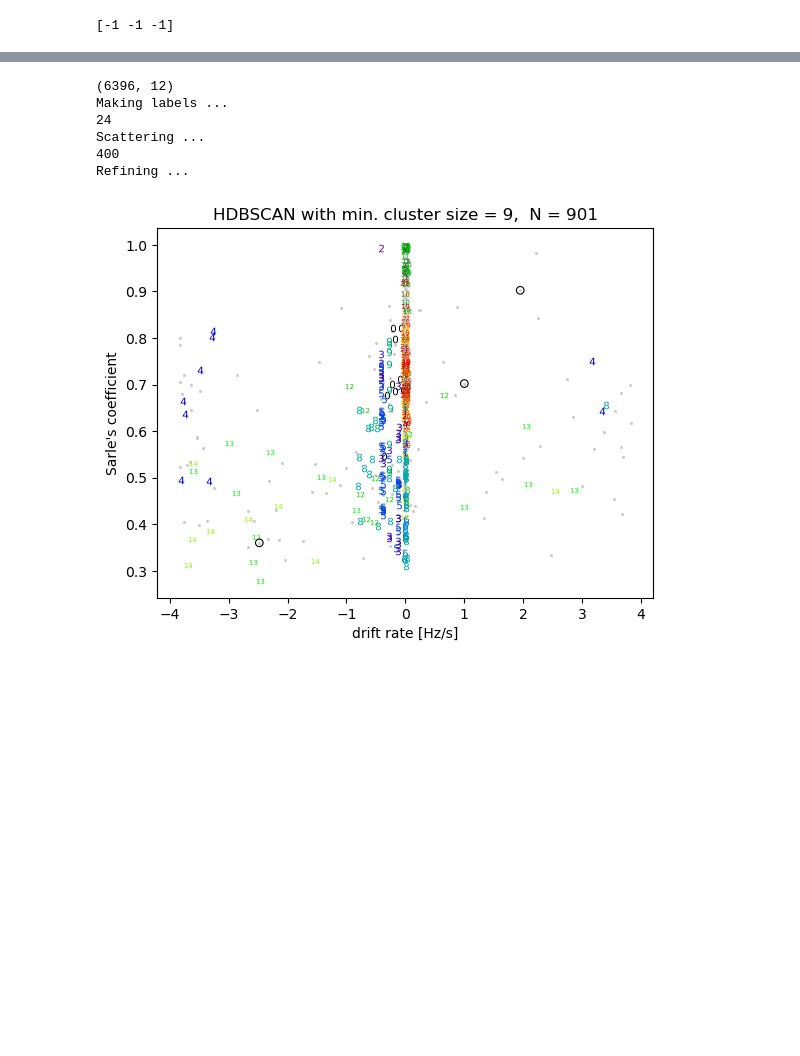
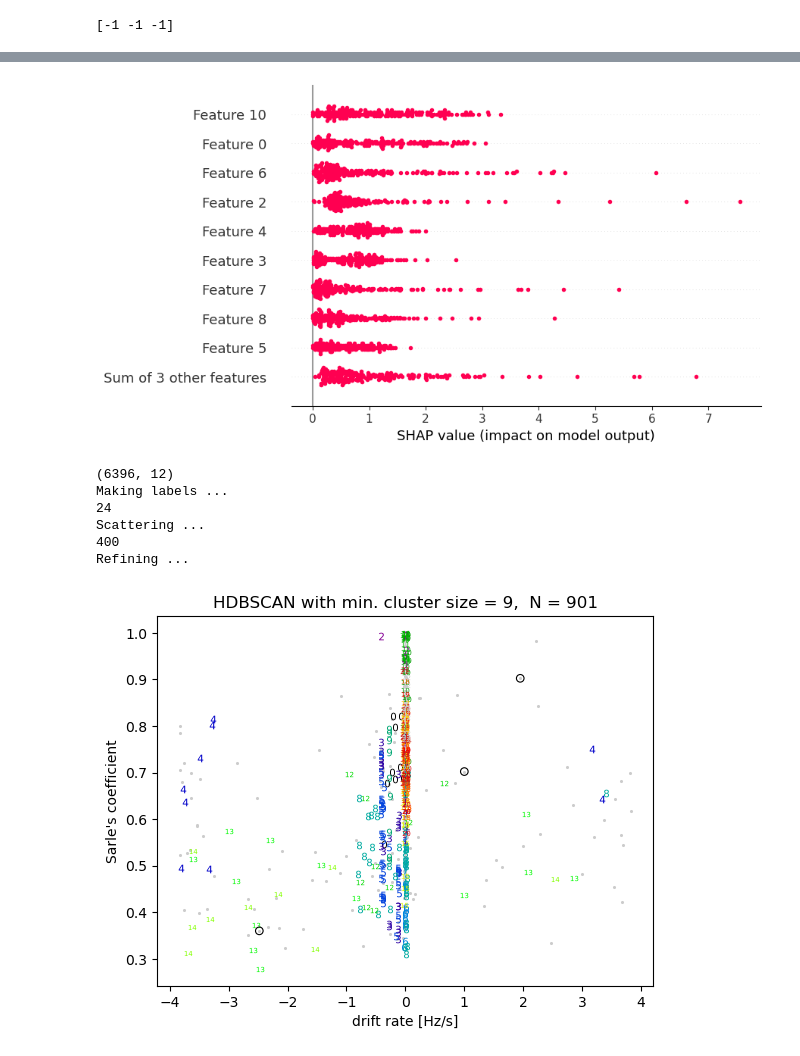
Before and after one commit to bjacobell/gbt-hdbscan, a Jupyter notebook: hdbscanning.ipynb, the cells around one changed output, grey strips where cells are left out. Cells and saved outputs as stored; diff of their text form; code cells hidden in the pictures; blank space fills up the shorter version.

```diff
--- a/hdbscanning.ipynb
+++ b/hdbscanning.ipynb
@@ -549,3 +626,7 @@ print(labels_list[other_idxs])
+# %%
+shap.plots.beeswarm(explainer(X).abs, color="steelblue", max_display=20)
+# %% [output]
+[figure, added]
 # %%
 np.savez(f'/datax/scratch/benjb/hdbscan_PCA_labels_M31_setigen_HIP_2792_HIP3223_{nmincluster}_{nminsamples}_{eps}.npz', labels_list)
 # %%
```
Also changed, not shown: parts of 11 cells of this notebook, 8 other files.
